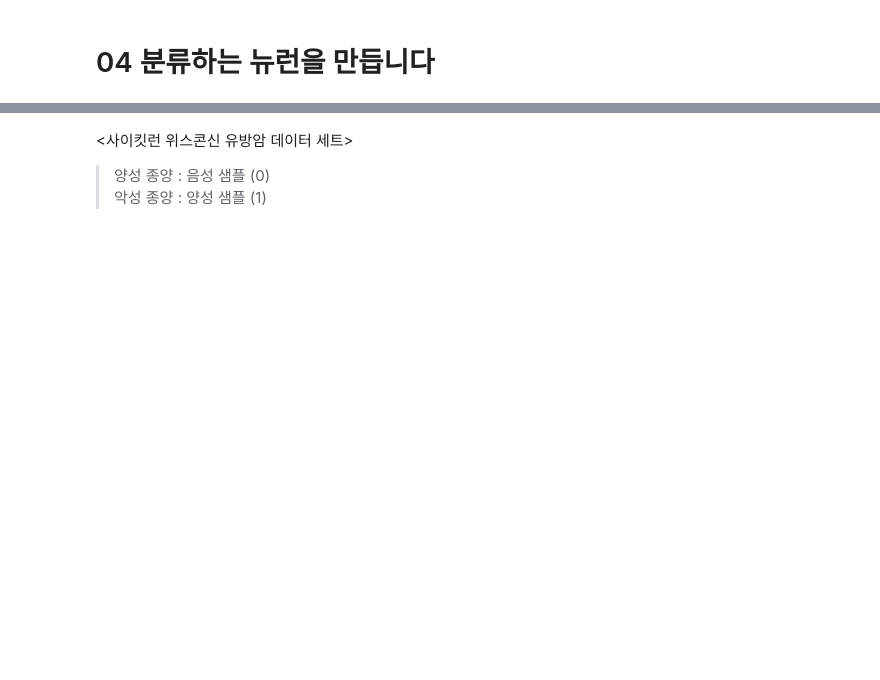
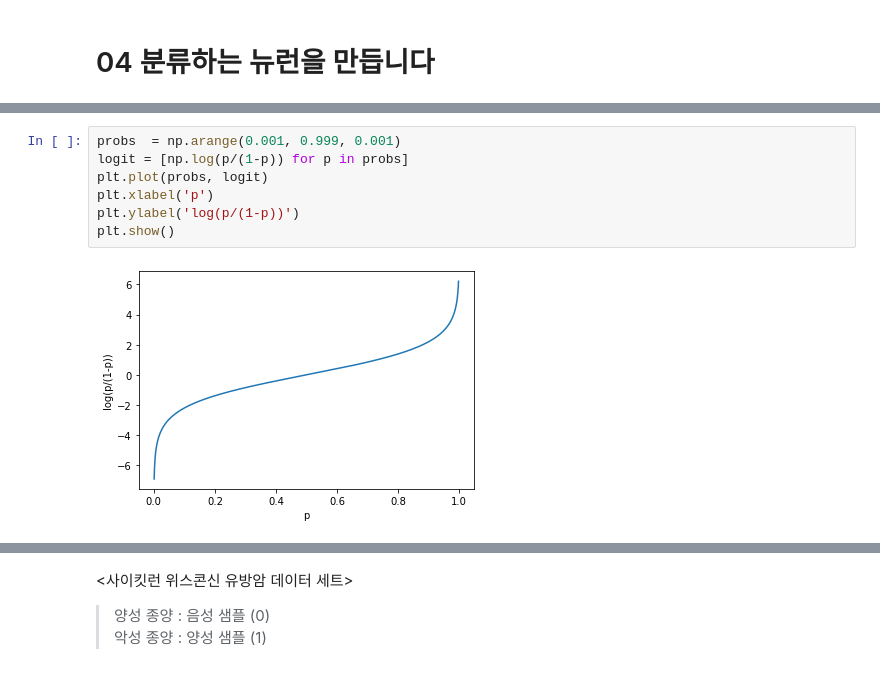
Before and after one commit to ssongplay/do_it_DL, a Jupyter notebook: ch04.ipynb, the cells around one changed output, grey strips where cells are left out. Drawn from its saved outputs; the diff is of its cells as text; blank space fills up the shorter version.

```diff
--- a/ch04.ipynb
+++ b/ch04.ipynb
@@ -2,0 +21,9 @@
+# %%
+probs  = np.arange(0.001, 0.999, 0.001)
+logit = [np.log(p/(1-p)) for p in probs]
+plt.plot(probs, logit)
+plt.xlabel('p')
+plt.ylabel('log(p/(1-p))')
+plt.show()
+# %% [output]
+[figure, added]
```
Also changed, not shown: parts of 19 cells of this notebook.
